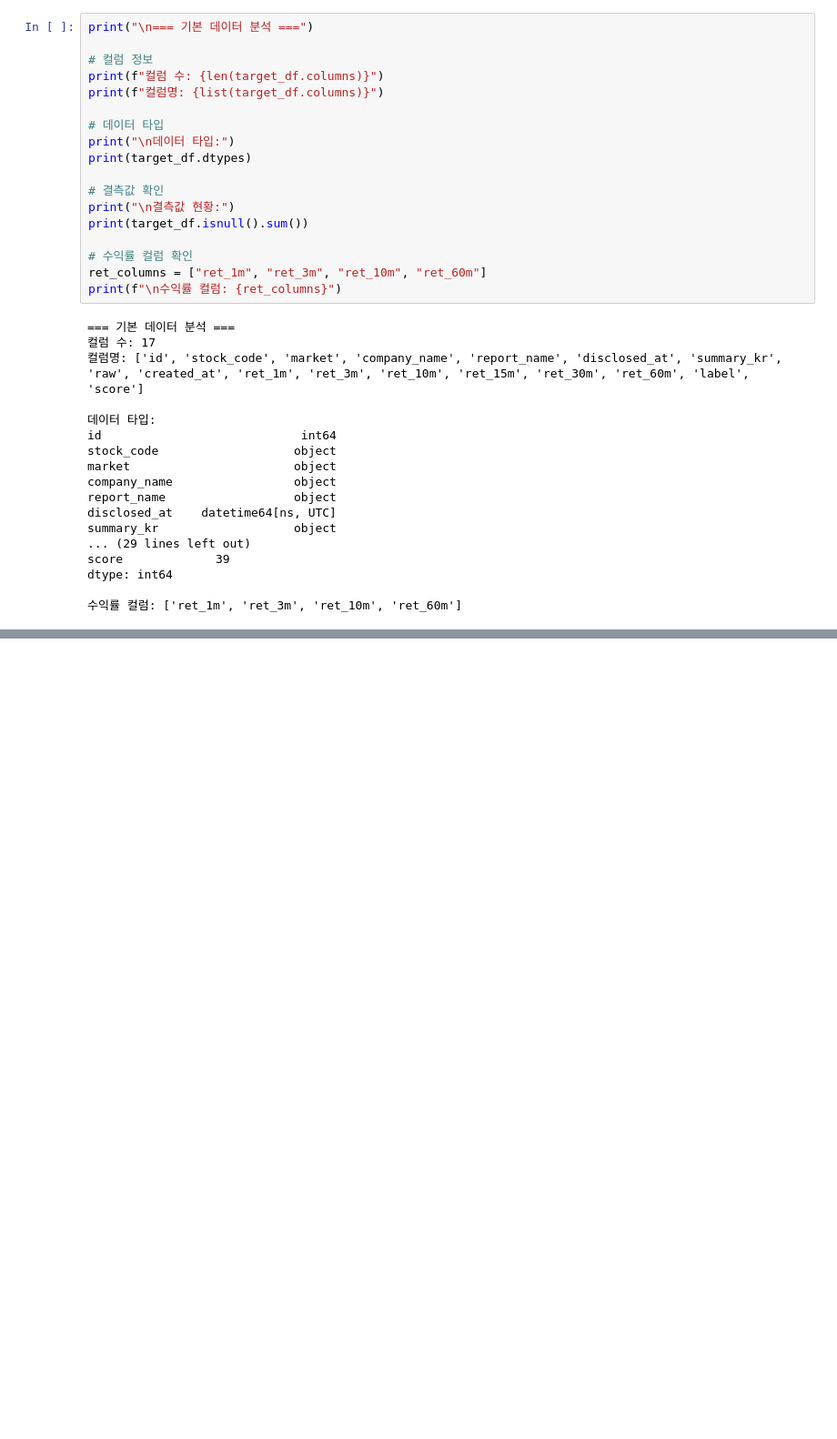
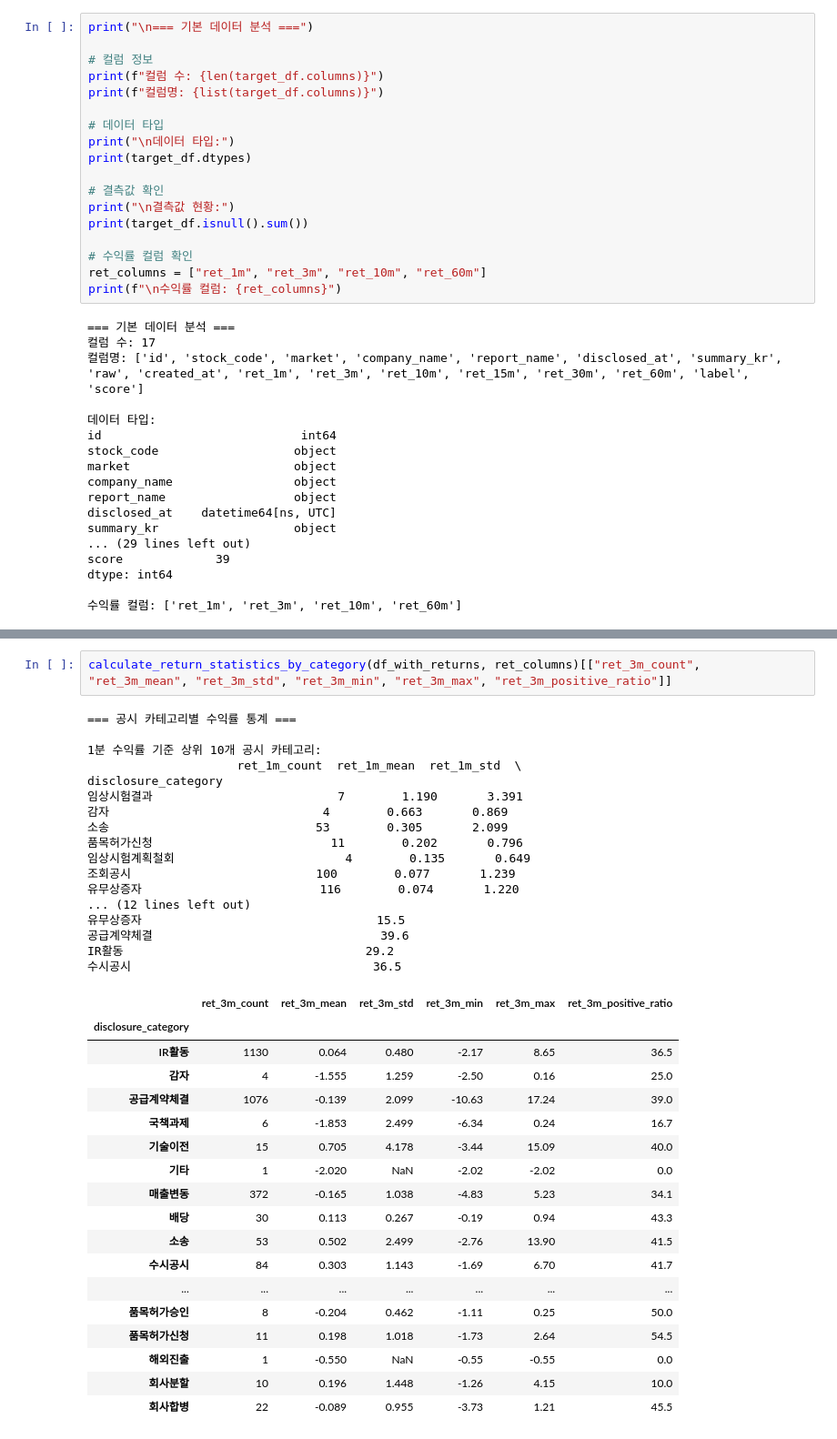
Before and after one commit to antaechan/dart-sentiment-analysis, a Jupyter notebook: analysis/eda.ipynb, the cells around one changed output, grey strips where cells are left out. Shown at 91% size. Cells and saved outputs as stored; diff of their text form; blank space fills up the shorter version.

```diff
--- a/analysis/eda.ipynb
+++ b/analysis/eda.ipynb
@@ -249,0 +287,38 @@ IR활동: 1142건 -> IR활동.csv
+# %%
+calculate_return_statistics_by_category(df_with_returns, ret_columns)[["ret_3m_count", "ret_3m_mean", "ret_3m_std", "ret_3m_min", "ret_3m_max", "ret_3m_positive_ratio"]]
+# %% [output]
+=== 공시 카테고리별 수익률 통계 ===
+
+1분 수익률 기준 상위 10개 공시 카테고리:
+                     ret_1m_count  ret_1m_mean  ret_1m_std  \
+disclosure_category
+임상시험결과                          7        1.190       3.391
+감자                              4        0.663       0.869
+소송                             53        0.305       2.099
+품목허가신청                         11        0.202       0.796
+임상시험계획철회                        4        0.135       0.649
+조회공시                          100        0.077       1.239
+유무상증자                         116        0.074       1.220
+... (12 lines left out)
+유무상증자                                 15.5
+공급계약체결                                39.6
+IR활동                                  29.2
+수시공시                                  36.5
+|  | ret_3m_count | ret_3m_mean | ret_3m_std | ret_3m_min | ret_3m_max | ret_3m_positive_ratio |
+| disclosure_category |  |  |  |  |  |  |
+| IR활동 | 1130 | 0.064 | 0.480 | -2.17 | 8.65 | 36.5 |
+| 감자 | 4 | -1.555 | 1.259 | -2.50 | 0.16 | 25.0 |
+| 공급계약체결 | 1076 | -0.139 | 2.099 | -10.63 | 17.24 | 39.0 |
+| 국책과제 | 6 | -1.853 | 2.499 | -6.34 | 0.24 | 16.7 |
+| 기술이전 | 15 | 0.705 | 4.178 | -3.44 | 15.09 | 40.0 |
+| 기타 | 1 | -2.020 | NaN | -2.02 | -2.02 | 0.0 |
+| 매출변동 | 372 | -0.165 | 1.038 | -4.83 | 5.23 | 34.1 |
+| 배당 | 30 | 0.113 | 0.267 | -0.19 | 0.94 | 43.3 |
+| 소송 | 53 | 0.502 | 2.499 | -2.76 | 13.90 | 41.5 |
+| 수시공시 | 84 | 0.303 | 1.143 | -1.69 | 6.70 | 41.7 |
+| ... | ... | ... | ... | ... | ... | ... |
+| 품목허가승인 | 8 | -0.204 | 0.462 | -1.11 | 0.25 | 50.0 |
+| 품목허가신청 | 11 | 0.198 | 1.018 | -1.73 | 2.64 | 54.5 |
+| 해외진출 | 1 | -0.550 | NaN | -0.55 | -0.55 | 0.0 |
+| 회사분할 | 10 | 0.196 | 1.448 | -1.26 | 4.15 | 10.0 |
+| 회사합병 | 22 | -0.089 | 0.955 | -3.73 | 1.21 | 45.5 |
```
Also changed, not shown: parts of 5 cells of this notebook, 1 other file.
